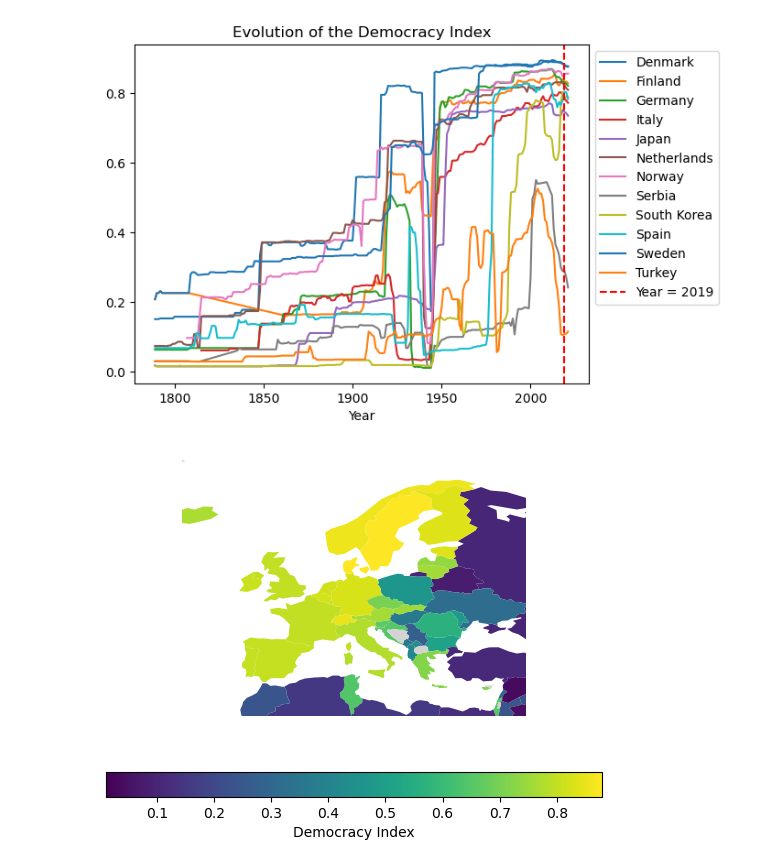
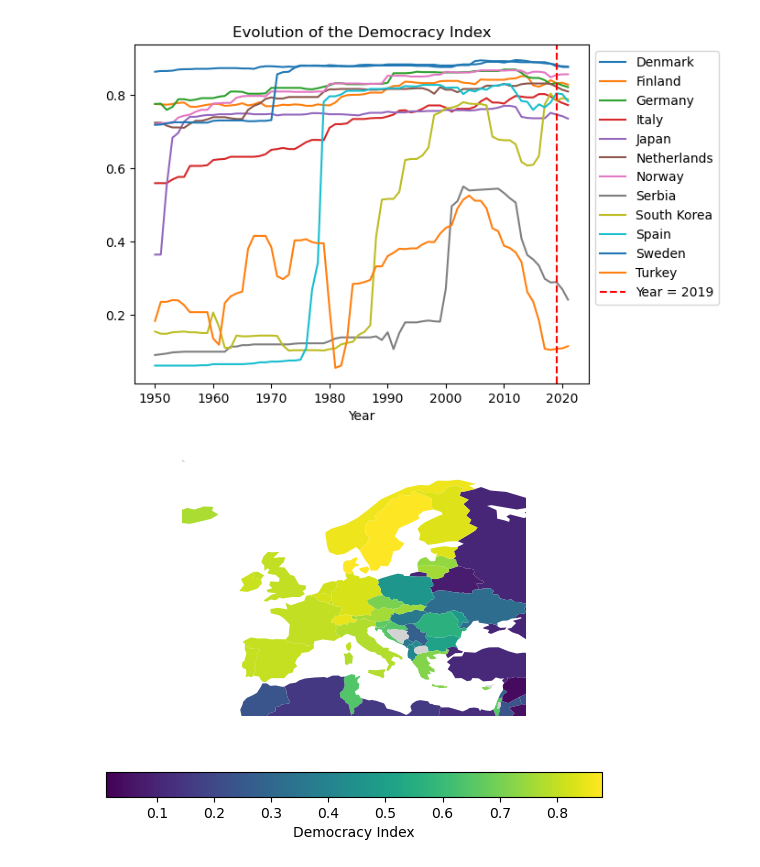
Before and after one commit to epfl-ada/ada-2022-project-datamineurs, a Jupyter notebook: project_bench.ipynb, the cells around one changed output. Drawn from its saved outputs; the diff is of its cells as text; code cells hidden in the pictures.

```diff
--- a/project_bench.ipynb
+++ b/project_bench.ipynb
@@ -29,3 +29,7 @@ with gzip.open(path + 'aggregated_timeseries.json.gz', "rb") as f:
 
 
 #Setting the 'Year' values as index in order to put it in the x-axis
+# %%
+df_plot=df[df['Year']>=1950]
+df_plot.set_index('Year',inplace=True)
+df_plot.head()
@@ -32,16 +44,15 @@ with gzip.open(path + 'aggregated_timeseries.json.gz', "rb") as f:
 # %%
-df.set_index('Year',inplace=True)
-df[df['Entity'].isin(['Denmark','Finland','Germany','Italy','Japan','Netherlands','Norway','Serbia','South Korea', 'Spain', 'Sweden', 'Turkey'])].groupby('Entity')['libdem_vdem_owid'].plot(x='Year',legend=True)
+df_plot[(df_plot['Entity'].isin(['Denmark','Finland','Germany','Italy','Japan','Netherlands','Norway','Serbia','South Korea', 'Spain', 'Sweden', 'Turkey']))].groupby('Entity')['libdem_vdem_owid'].plot(x='Year',y='libdem_vdem_owid',legend=True)
 
 #Drawing the limit of the year 2019 since this is the year where we will consider the democracy score for the countries for our study
 plt.axvline(x = 2019, color = 'r',ls='--', label = 'Year = 2019')
 plt.title('Evolution of the Democracy Index')
 plt.legend(bbox_to_anchor=(1.0, 1.0))
 plt.show()
 #resent the index from the Year to before the plotting...
-df.reset_index(inplace=True)
+df_plot.reset_index(inplace=True)
 # %% [output]
-[figure, old version]
+[figure, new version]
 # %%
 #import the geopandas database in order to plot the maps
 countries = gpd.read_file(gpd.datasets.get_path("naturalearth_lowres"))
```
Also changed, not shown: parts of 3 cells of this notebook.
